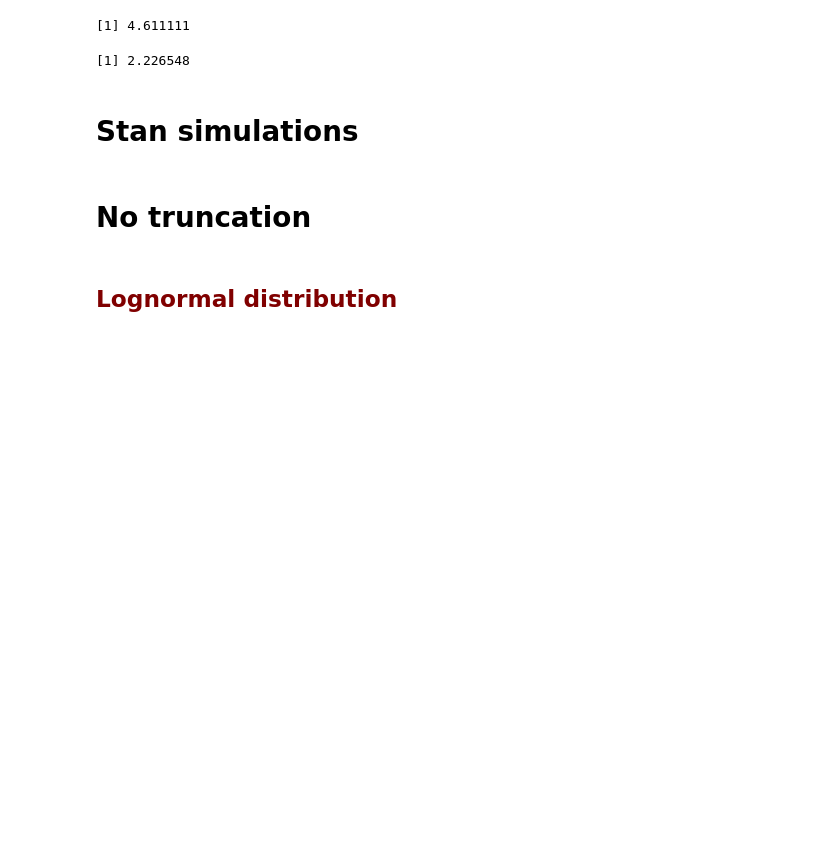
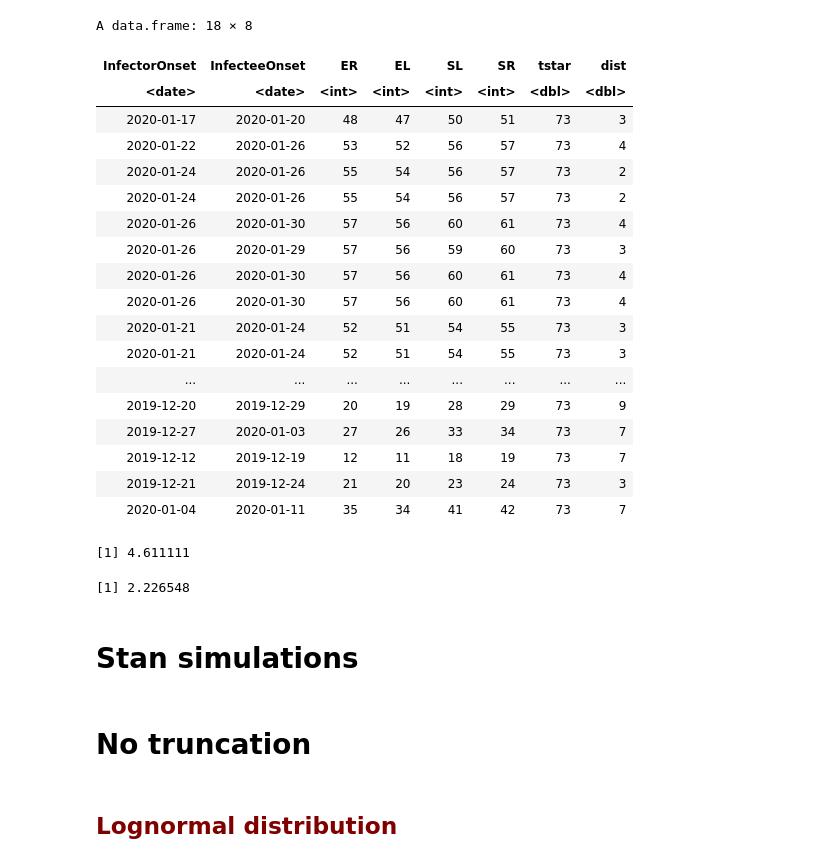
Before and after one commit to aakhmetz/COVID19SerialInterval, a Jupyter notebook: scripts/A1. Stan simulations.ipynb, the cells around one changed output. Drawn from its saved outputs; the diff is of its cells as text; code cells hidden in the pictures; blank space fills up the shorter version.

Commit message:
removing dependence on internal data_master file

```diff
--- a/scripts/A1. Stan simulations.ipynb
+++ b/scripts/A1. Stan simulations.ipynb
@@ -135,3 +54,34 @@ A tibble: 18 × 9
+# %%
+CUTOFF_TIME = as.Date('2020-02-12')
+t0 = as.Date('2019-12-01')
+
+df['tstar'] = CUTOFF_TIME
+df %<>% mutate(dist = (SR+SL)/2-(ER+EL)/2,
+               SL = if_else(SL < EL, EL, SL),
+               ER = if_else(ER > SR, SR, ER),
+               tstar = as.numeric(tstar - t0))
+
+df
+# %% [output]
+A data.frame: 18 × 8
+| InfectorOnset | InfecteeOnset | ER | EL | SL | SR | tstar | dist |
+| <date> | <date> | <int> | <int> | <int> | <int> | <dbl> | <dbl> |
+| 2020-01-17 | 2020-01-20 | 48 | 47 | 50 | 51 | 73 | 3 |
+| 2020-01-22 | 2020-01-26 | 53 | 52 | 56 | 57 | 73 | 4 |
+| 2020-01-24 | 2020-01-26 | 55 | 54 | 56 | 57 | 73 | 2 |
+| 2020-01-24 | 2020-01-26 | 55 | 54 | 56 | 57 | 73 | 2 |
+| 2020-01-26 | 2020-01-30 | 57 | 56 | 60 | 61 | 73 | 4 |
+| 2020-01-26 | 2020-01-29 | 57 | 56 | 59 | 60 | 73 | 3 |
+| 2020-01-26 | 2020-01-30 | 57 | 56 | 60 | 61 | 73 | 4 |
+| 2020-01-26 | 2020-01-30 | 57 | 56 | 60 | 61 | 73 | 4 |
+| 2020-01-21 | 2020-01-24 | 52 | 51 | 54 | 55 | 73 | 3 |
+| 2020-01-21 | 2020-01-24 | 52 | 51 | 54 | 55 | 73 | 3 |
+| ... | ... | ... | ... | ... | ... | ... | ... |
+| 2019-12-20 | 2019-12-29 | 20 | 19 | 28 | 29 | 73 | 9 |
+| 2019-12-27 | 2020-01-03 | 27 | 26 | 33 | 34 | 73 | 7 |
+| 2019-12-12 | 2019-12-19 | 12 | 11 | 18 | 19 | 73 | 7 |
+| 2019-12-21 | 2019-12-24 | 21 | 20 | 23 | 24 | 73 | 3 |
+| 2020-01-04 | 2020-01-11 | 35 | 34 | 41 | 42 | 73 | 7 |
 # %%
 mean(df$dist)
 # %% [output]
```
Also changed, not shown: parts of 13 cells of this notebook, 4 other files.
